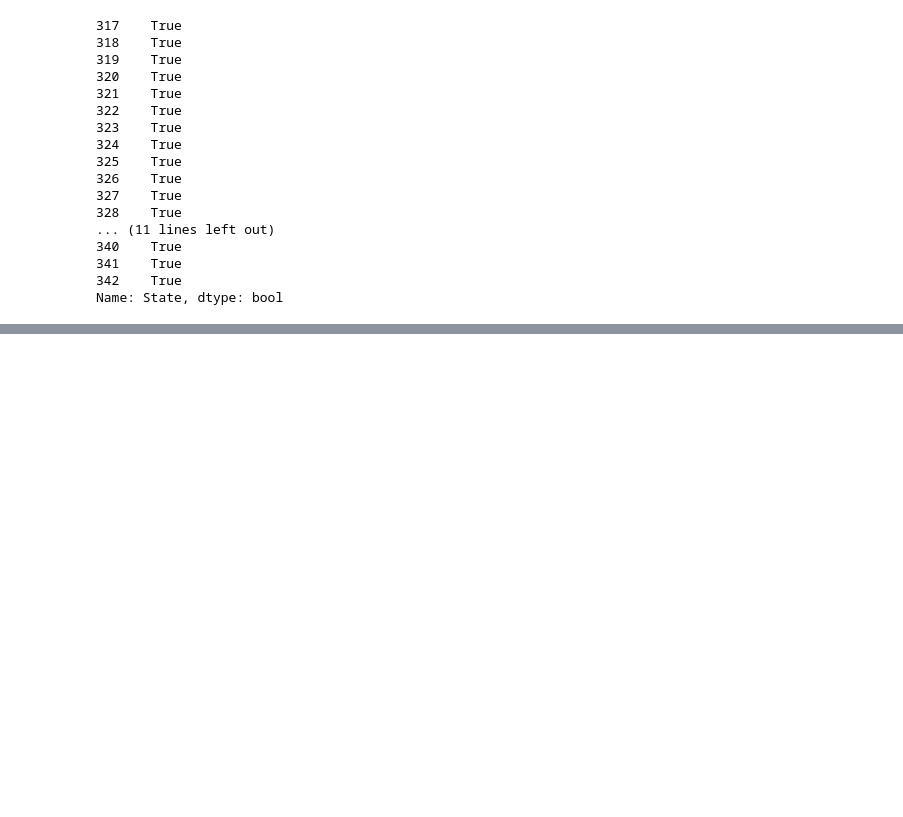
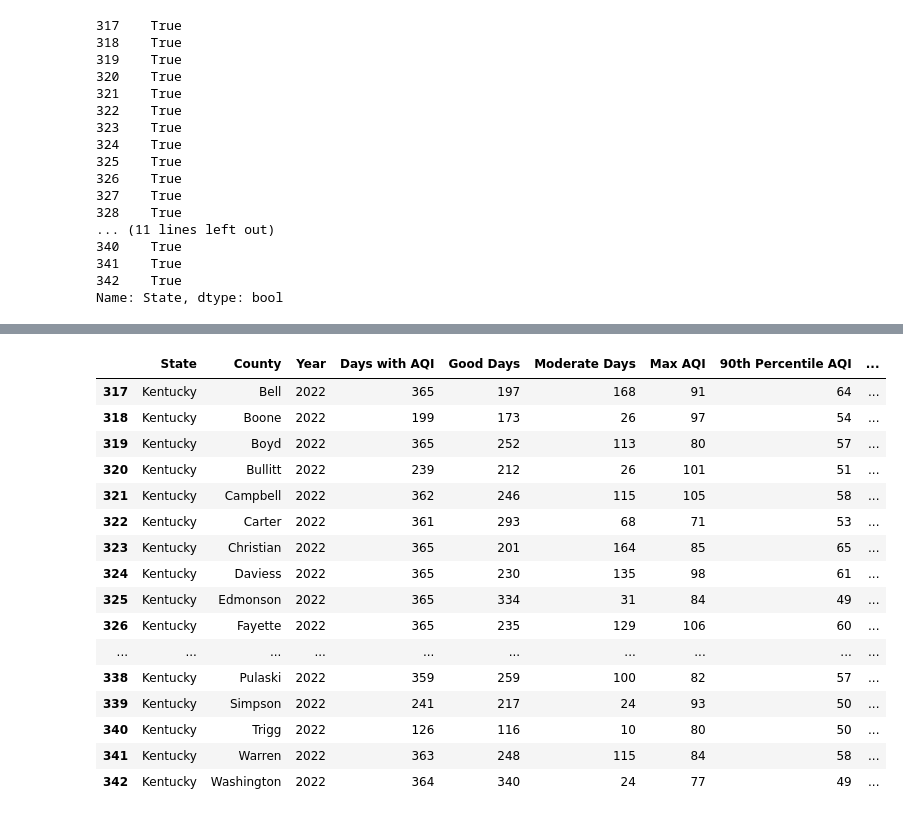
Before and after one commit to DaviLeeAnn/air_quality_and_hospital_admission_rates, a Jupyter notebook: air_quality_and_hospital_admission_rates_in_2022.ipynb, the cells around one changed output, grey strips where cells are left out. Cells and saved outputs as stored; diff of their text form; code cells hidden in the pictures; blank space fills up the shorter version.

Commit message:
Dropped columns with majority 0 values

```diff
--- a/air_quality_and_hospital_admission_rates_in_2022.ipynb
+++ b/air_quality_and_hospital_admission_rates_in_2022.ipynb
@@ -213,3 +213,25 @@ ky_aqi
 | 340 | Kentucky | Trigg | 2022 | 126 | 116 | 10 | 0 | ... |
 | 341 | Kentucky | Warren | 2022 | 363 | 248 | 115 | 0 | ... |
 | 342 | Kentucky | Washington | 2022 | 364 | 340 | 24 | 0 | ... |
+# %%
+#Drop columns that aren't necessary or lack sufficient data
+ky_aqi = ky_aqi.drop(columns=['Unhealthy for Sensitive Groups Days', 'Unhealthy Days', 'Very Unhealthy Days', 'Hazardous Days', 'Days CO', 'Days NO2'])
+ky_aqi
+# %% [output]
+|  | State | County | Year | Days with AQI | Good Days | Moderate Days | Max AQI | 90th Percentile AQI | ... |
+| 317 | Kentucky | Bell | 2022 | 365 | 197 | 168 | 91 | 64 | ... |
+| 318 | Kentucky | Boone | 2022 | 199 | 173 | 26 | 97 | 54 | ... |
+| 319 | Kentucky | Boyd | 2022 | 365 | 252 | 113 | 80 | 57 | ... |
+| 320 | Kentucky | Bullitt | 2022 | 239 | 212 | 26 | 101 | 51 | ... |
+| 321 | Kentucky | Campbell | 2022 | 362 | 246 | 115 | 105 | 58 | ... |
+| 322 | Kentucky | Carter | 2022 | 361 | 293 | 68 | 71 | 53 | ... |
+| 323 | Kentucky | Christian | 2022 | 365 | 201 | 164 | 85 | 65 | ... |
+| 324 | Kentucky | Daviess | 2022 | 365 | 230 | 135 | 98 | 61 | ... |
+| 325 | Kentucky | Edmonson | 2022 | 365 | 334 | 31 | 84 | 49 | ... |
+| 326 | Kentucky | Fayette | 2022 | 365 | 235 | 129 | 106 | 60 | ... |
+| ... | ... | ... | ... | ... | ... | ... | ... | ... | ... |
+| 338 | Kentucky | Pulaski | 2022 | 359 | 259 | 100 | 82 | 57 | ... |
+| 339 | Kentucky | Simpson | 2022 | 241 | 217 | 24 | 93 | 50 | ... |
+| 340 | Kentucky | Trigg | 2022 | 126 | 116 | 10 | 80 | 50 | ... |
+| 341 | Kentucky | Warren | 2022 | 363 | 248 | 115 | 84 | 58 | ... |
+| 342 | Kentucky | Washington | 2022 | 364 | 340 | 24 | 77 | 49 | ... |
```
Also changed, not shown: parts of 1 cell of this notebook.
